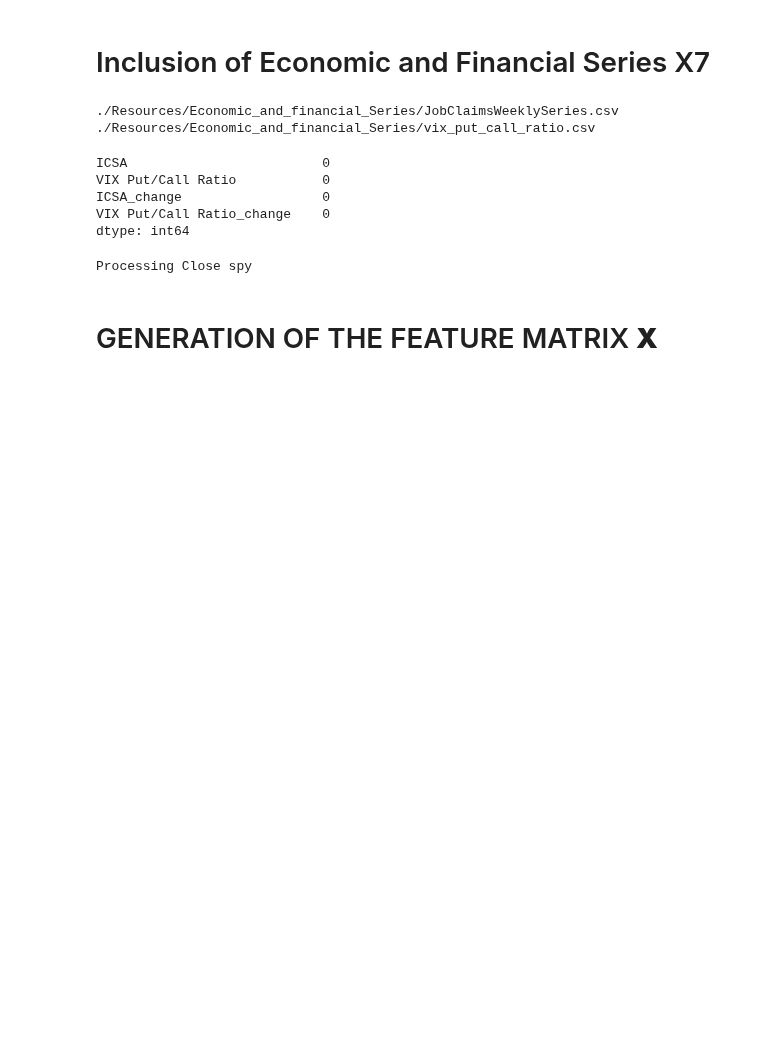
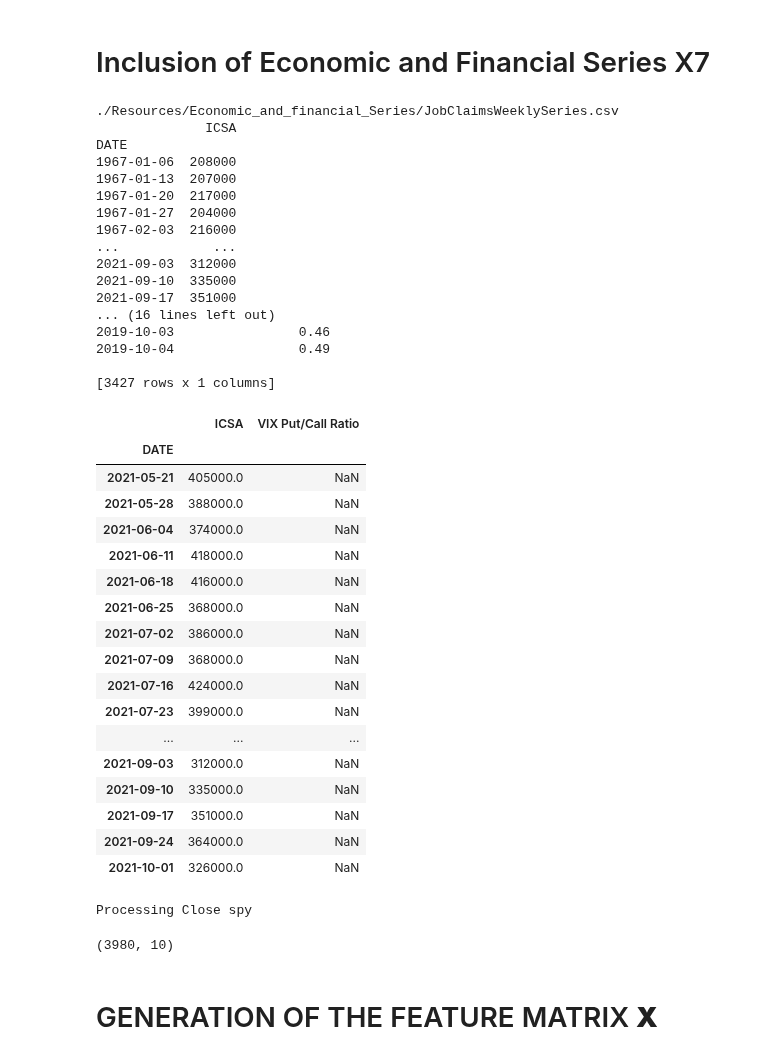
Before and after one commit to sangramsinghg/vix_predictor, a Jupyter notebook: Paola_adaBoost.ipynb, the cells around one changed output. Saved outputs shown, nothing was run; the diff lists cells and outputs as text; code cells hidden in the pictures; blank space fills up the shorter version.

```diff
--- a/Paola_adaBoost.ipynb
+++ b/Paola_adaBoost.ipynb
@@ -386,35 +372,70 @@ X6
 # %%
 #Economic Series
 # Upload of csv files -- X7
 keywords=['JobClaimsWeeklySeries', 'vix_put_call_ratio']
 economic_series_df=pd.DataFrame()
 
 for keyword in keywords:
     file_path=f"./Resources/Economic_and_financial_Series/{keyword}.csv"
     print(file_path)
     new_series=pd.read_csv(Path(file_path),
                       index_col= 'DATE',
                       parse_dates= True,
                       infer_datetime_format=True
                      )
-    #print(new_series)
+    if keyword=='JobClaimsWeeklySeries':
+        new_series=new_series.shift(-1, freq='D')
+    print(new_series)
     # Adjustment due to weekend data. We are going to assign data on the weekends to Friday, since are going to be
     # consider for the the prediction of Monday
     economic_series_df=pd.concat([economic_series_df, new_series], axis=1)
     #print(economic_series_df.tail())
 
 economic_series_df
 economic_series_change_df = economic_series_df.pct_change().add_suffix('_change')
+
+economic_series_df.loc[:,:].tail(20)
 # %% [output]
 ./Resources/Economic_and_financial_Series/JobClaimsWeeklySeries.csv
-./Resources/Economic_and_financial_Series/vix_put_call_ratio.csv
+              ICSA
+DATE
+1967-01-06  208000
+1967-01-13  207000
+1967-01-20  217000
+1967-01-27  204000
+1967-02-03  216000
+...            ...
+2021-09-03  312000
+2021-09-10  335000
+2021-09-17  351000
+... (16 lines left out)
+2019-10-03                0.46
+2019-10-04                0.49
+
+[3427 rows x 1 columns]
+|  | ICSA | VIX Put/Call Ratio |
+| DATE |  |  |
+| 2021-05-21 | 405000.0 | NaN |
+| 2021-05-28 | 388000.0 | NaN |
+| 2021-06-04 | 374000.0 | NaN |
+| 2021-06-11 | 418000.0 | NaN |
+| 2021-06-18 | 416000.0 | NaN |
+| 2021-06-25 | 368000.0 | NaN |
+| 2021-07-02 | 386000.0 | NaN |
+| 2021-07-09 | 368000.0 | NaN |
+| 2021-07-16 | 424000.0 | NaN |
+| 2021-07-23 | 399000.0 | NaN |
+| ... | ... | ... |
+| 2021-09-03 | 312000.0 | NaN |
+| 2021-09-10 | 335000.0 | NaN |
+| 2021-09-17 | 351000.0 | NaN |
+| 2021-09-24 | 364000.0 | NaN |
+| 2021-10-01 | 326000.0 | NaN |
 # %%
 # Working on indexes available
 
 # Changes of columns that are on a weekend - concat with vix to add week days
 vix_economic= pd.concat([vix,economic_series_df,economic_series_change_df ],axis=1)
-vix_economic['ICSA'] = vix_economic['ICSA'].shift(-1)
-vix_economic['ICSA_change'] = vix_economic['ICSA_change'].shift(-1)
 vix_economic['VIX Put/Call Ratio']= vix_economic['VIX Put/Call Ratio'].fillna(0)
 
 # Applying interpolation to appropiate columns. Levels: interpolation, changes: zeros
@@ -428,12 +449,6 @@ economic_series_ready_df = vix_economic.loc[minimum_date:maximum_date,:]
 economic_series_ready_df = economic_series_ready_df.iloc[:,1:]
 
 X7=economic_series_ready_df
-# %% [output]
-ICSA                         0
-VIX Put/Call Ratio           0
-ICSA_change                  0
-VIX Put/Call Ratio_change    0
-dtype: int64
 # %%
 # SPY volatility on varios tracks X8
 
@@ -451,7 +466,8 @@ spy_volatility_180_days = spy_returns_df.rolling(window=180).std()
 spy_volatility_200_days = spy_returns_df.rolling(window=200).std()
 spy_volatility_120_days = spy_returns_df.rolling(window=120).std()
 
-X8=pd.concat([spy_volatility_30_days ,
+X8=pd.concat([security_returns_df['spy'],
+              spy_volatility_30_days ,
               spy_volatility_60_days,
               spy_volatility_90_days,
               spy_volatility_260_days,
@@ -464,8 +480,12 @@ X8=pd.concat([spy_volatility_30_days ,
              axis=1
                 )
 X8=X8.loc[minimum_date:maximum_date,:]
+X8=X8.ffill()
+X8=X8.iloc[:,1:]
+X8.shape
 # %% [output]
 Processing Close spy
+(3980, 10)
 # %%
 # Inclusion of Technical Indicators
 # %% [markdown]
```
Also changed, not shown: parts of 12 cells of this notebook.
